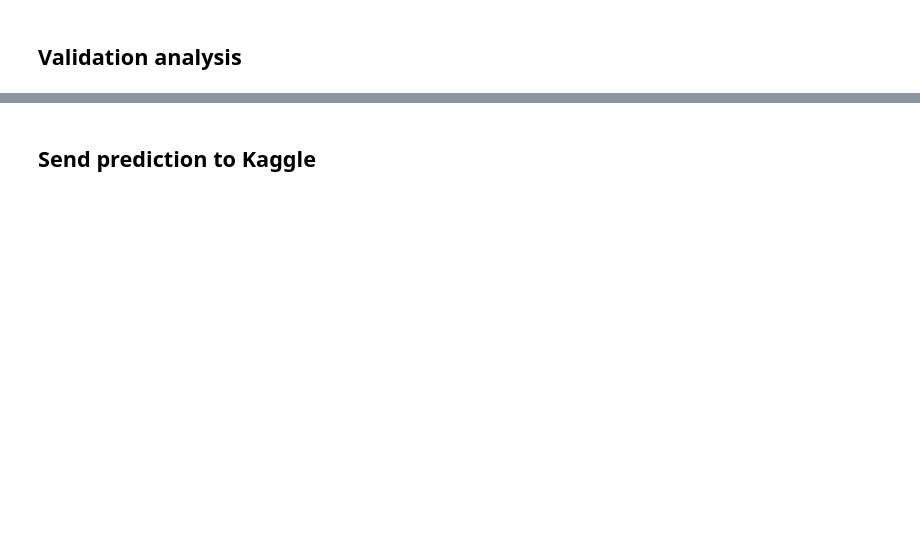
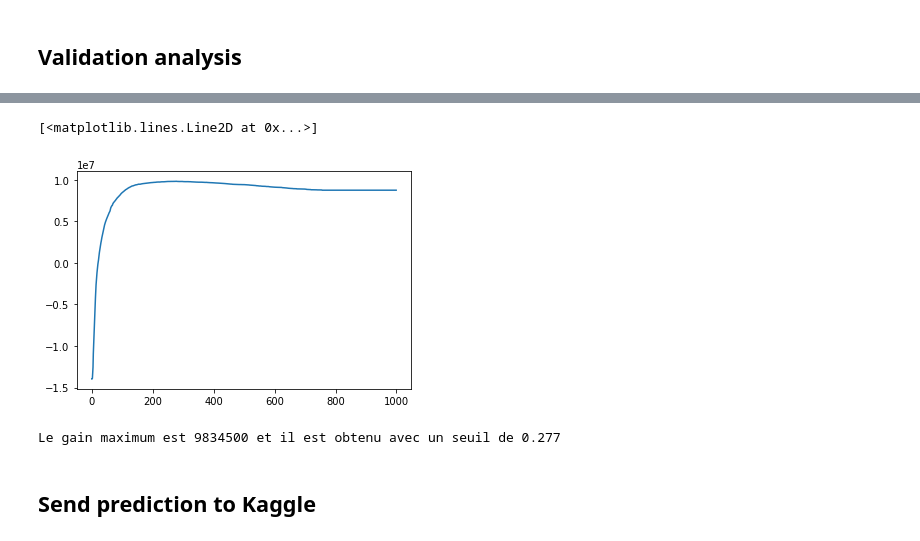
Before and after one commit to guitoo/ML-notebooks, a Jupyter notebook: GiveMeSomeCredit/custom_features.ipynb, the cells around one changed output, grey strips where cells are left out. Saved outputs shown, nothing was run; the diff lists cells and outputs as text; code cells hidden in the pictures; blank space fills up the shorter version.

Commit message:
Add cost optimization and cost graph

```diff
--- a/GiveMeSomeCredit/custom_features.ipynb
+++ b/GiveMeSomeCredit/custom_features.ipynb
@@ -275,3 +284,43 @@ if validation:
+# %%
+def cost_threshold(threshold):
+    prediction_threshold = prediction['1 probability'] > threshold
+
+    #~ = "not" pour les tableaux / & = "and" pour les tableaux / | = "or" pour les tableaux
+
+    P_pred = prediction_threshold
+    N_pred = ~prediction_threshold
+
+    P_real = (prediction['SeriousDlqin2yrs'] == 1)
+    N_real = (prediction['SeriousDlqin2yrs'] == 0)
+
+    TP = len(prediction.loc[P_pred & P_real])
+    TN = len(prediction.loc[N_pred & N_real])
+    FP = len(prediction.loc[P_pred & N_real])
+    FN = len(prediction.loc[N_pred & P_real])
+
+    TP_cost = 0
+    FN_cost = -2500
+    FP_cost = -500
+    TN_cost = 500
+
+    cost = TP * TP_cost
+    cost += TN * TN_cost
+    cost += FP * FP_cost
+    cost += FN * FN_cost
+
+    return cost
+# %%
+table = [cost_threshold(n/1000) for n in range(0,1000)]
+plt.plot(table)
+# %% [output]
+[<matplotlib.lines.Line2D at 0x...>]
+[figure, added]
+# %%
+max_val = max(table)
+max_threshold = table.index(max_val)/1000
+print(f'Le gain maximum est {max_val} et il est obtenu avec un seuil de {max_threshold}')
+# %% [output]
+Le gain maximum est 9834500 et il est obtenu avec un seuil de 0.277
 # %%
 prediction
 # %% [markdown]
```
Also changed, not shown: parts of 4 cells of this notebook.
